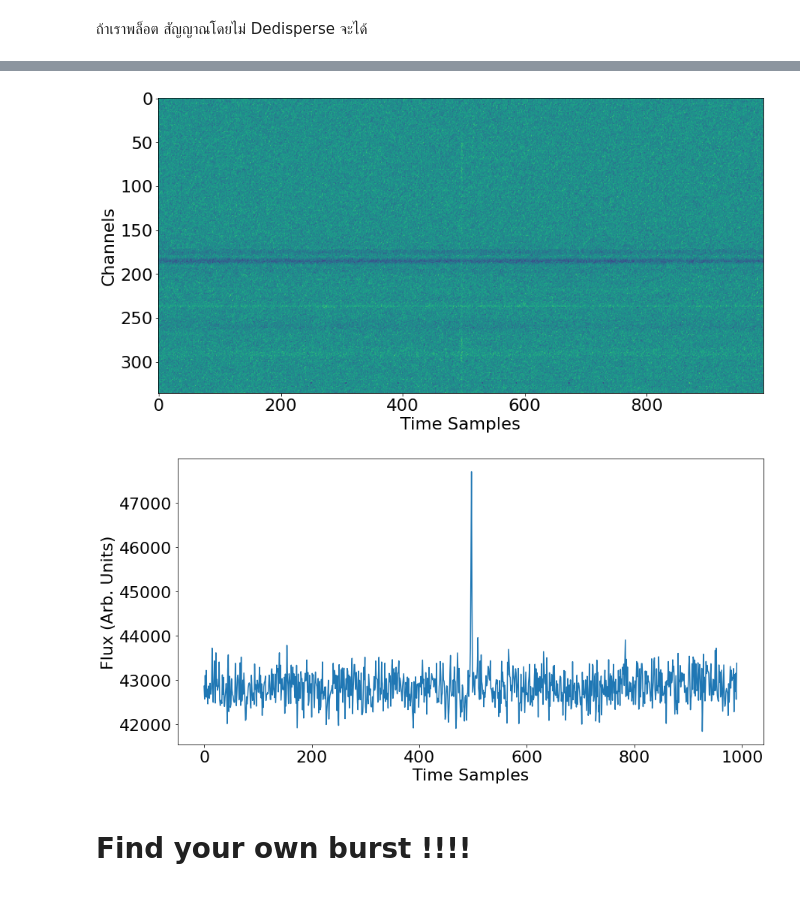
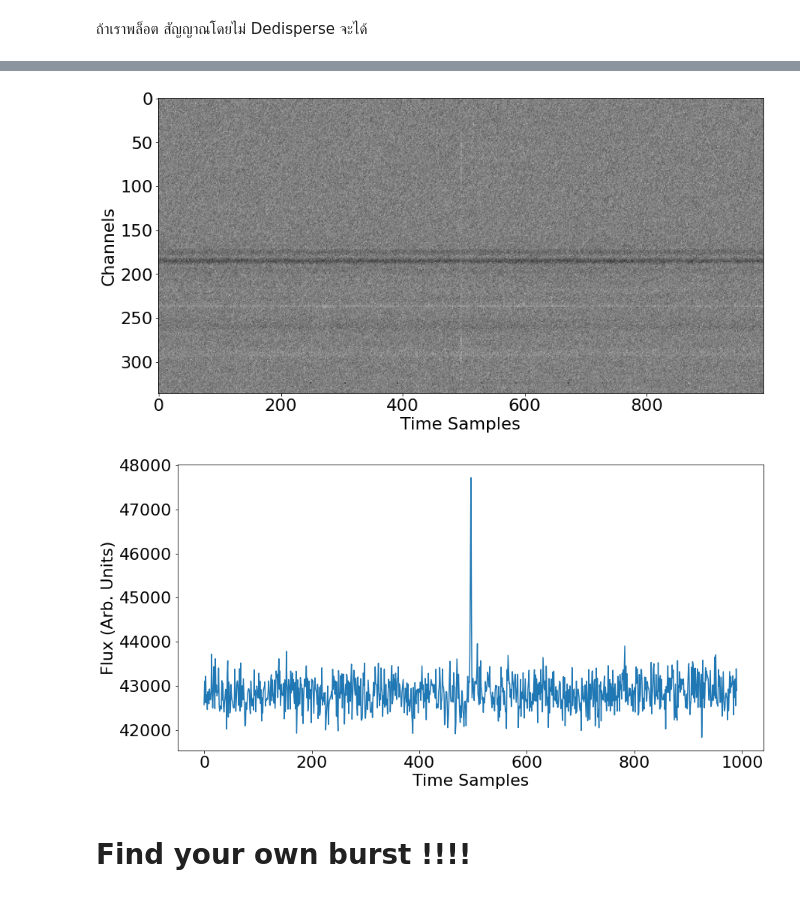
Before and after one commit to ougrid/Radio_astronomy_tutorial, a Jupyter notebook: AIAT_tutorial_transient_search_TH.ipynb, the cells around one changed output, grey strips where cells are left out. Drawn from its saved outputs; the diff is of its cells as text; code cells hidden in the pictures.

```diff
--- a/AIAT_tutorial_transient_search_TH.ipynb
+++ b/AIAT_tutorial_transient_search_TH.ipynb
@@ -345,7 +355,7 @@ EX5: ในข้อมูลนี้ มีสัญญาณที่ Bins
 cand = Candidate(
     fp=fil_file,
     dm=475,
-    tcand=2.0276164687500002,
+    tcand=2.0288829375,
     width=2,
     label=-1,
     snr=14.47,
@@ -369,18 +380,18 @@ plt.show()
 # %%
 cand.dedisperse()
-plt.imshow(cand.dedispersed.T, aspect="auto", interpolation=None)
+plt.imshow(cand.dedispersed.T, aspect="auto", interpolation=None,cmap='gray')
 plt.ylabel("Channels")
 plt.xlabel("Time Samples")
 plt.show()
 # %% [output]
-[figure, old version]
+[figure, new version]
 # %%
 plt.plot(cand.dedispersed.T.sum(0))
 plt.xlabel("Time Samples")
 plt.ylabel("Flux (Arb. Units)")
 plt.show()
 # %% [output]
-[figure, old version]
+[figure, new version]
 # %% [markdown]
 # Find your own burst !!!!
 # %% [markdown]
```
Also changed, not shown: parts of 23 cells of this notebook.
